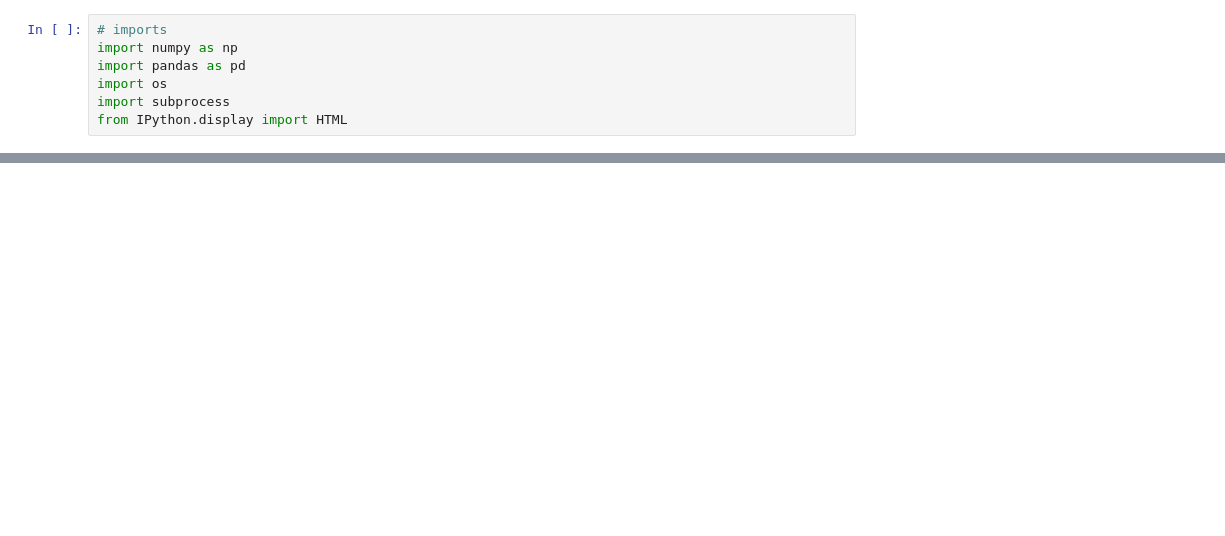
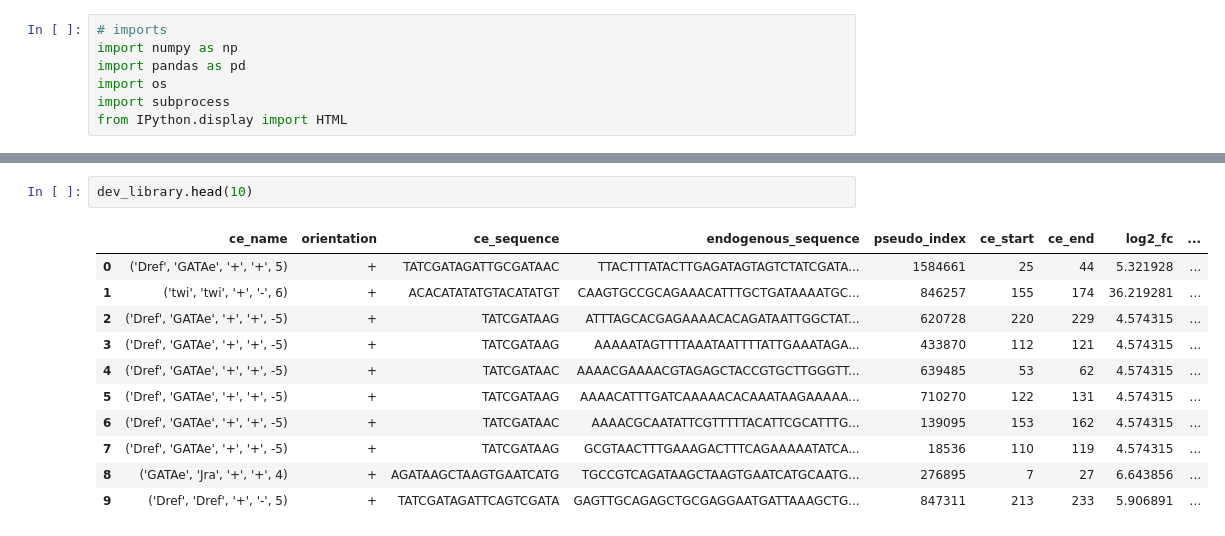
Before and after one commit to pabmantilla/Designing-STARR-seq-Library, a Jupyter notebook: Library_Selection/tfmodisco_scan.ipynb, the cells around one changed output, grey strips where cells are left out. Cells and saved outputs as stored; diff of their text form; blank space fills up the shorter version.

```diff
--- a/Library_Selection/tfmodisco_scan.ipynb
+++ b/Library_Selection/tfmodisco_scan.ipynb
@@ -57,3 +55,17 @@ Error:
+# %%
+dev_library.head(10)
+# %% [output]
+|  | ce_name | orientation | ce_sequence | endogenous_sequence | pseudo_index | ce_start | ce_end | log2_fc | ... |
+| 0 | ('Dref', 'GATAe', '+', '+', 5) | + | TATCGATAGATTGCGATAAC | TTACTTTATACTTGAGATAGTAGTCTATCGATA... | 1584661 | 25 | 44 | 5.321928 | ... |
+| 1 | ('twi', 'twi', '+', '-', 6) | + | ACACATATATGTACATATGT | CAAGTGCCGCAGAAACATTTGCTGATAAAATGC... | 846257 | 155 | 174 | 36.219281 | ... |
+| 2 | ('Dref', 'GATAe', '+', '+', -5) | + | TATCGATAAG | ATTTAGCACGAGAAAACACAGATAATTGGCTAT... | 620728 | 220 | 229 | 4.574315 | ... |
+| 3 | ('Dref', 'GATAe', '+', '+', -5) | + | TATCGATAAG | AAAAATAGTTTTAAATAATTTTATTGAAATAGA... | 433870 | 112 | 121 | 4.574315 | ... |
+| 4 | ('Dref', 'GATAe', '+', '+', -5) | + | TATCGATAAC | AAAACGAAAACGTAGAGCTACCGTGCTTGGGTT... | 639485 | 53 | 62 | 4.574315 | ... |
+| 5 | ('Dref', 'GATAe', '+', '+', -5) | + | TATCGATAAG | AAAACATTTGATCAAAAACACAAATAAGAAAAA... | 710270 | 122 | 131 | 4.574315 | ... |
+| 6 | ('Dref', 'GATAe', '+', '+', -5) | + | TATCGATAAC | AAAACGCAATATTCGTTTTTACATTCGCATTTG... | 139095 | 153 | 162 | 4.574315 | ... |
+| 7 | ('Dref', 'GATAe', '+', '+', -5) | + | TATCGATAAG | GCGTAACTTTGAAAGACTTTCAGAAAAATATCA... | 18536 | 110 | 119 | 4.574315 | ... |
+| 8 | ('GATAe', 'Jra', '+', '+', 4) | + | AGATAAGCTAAGTGAATCATG | TGCCGTCAGATAAGCTAAGTGAATCATGCAATG... | 276895 | 7 | 27 | 6.643856 | ... |
+| 9 | ('Dref', 'Dref', '+', '-', 5) | + | TATCGATAGATTCAGTCGATA | GAGTTGCAGAGCTGCGAGGAATGATTAAAGCTG... | 847311 | 213 | 233 | 5.906891 | ... |
 # %%
 # Create results directories
 os.makedirs('Libraries/dev_modisco/results', exist_ok=True)
```
Also changed, not shown: parts of 18 cells of this notebook.
